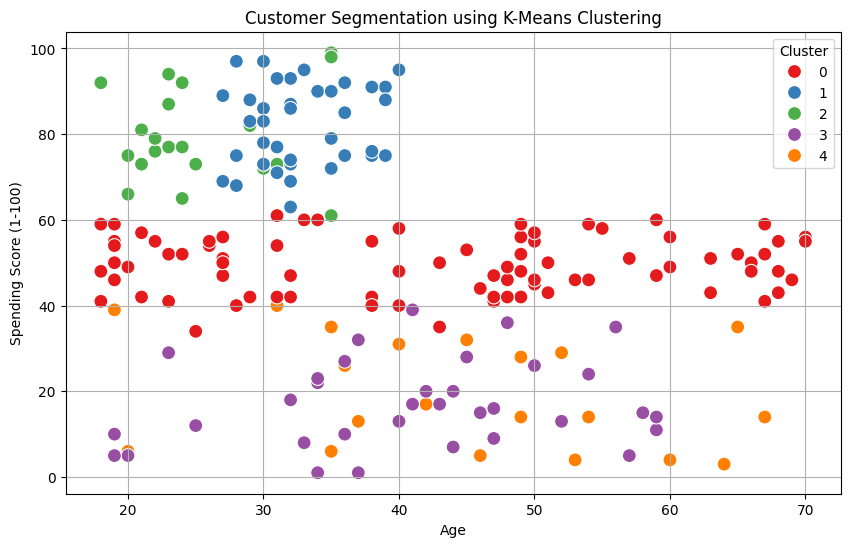
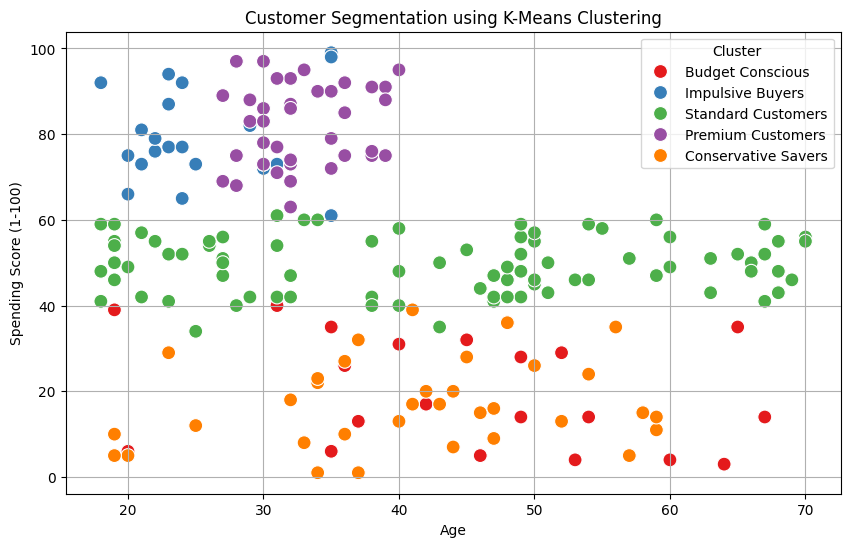
Code edit (unified diff) that turned the first committed figure into the second:
--- before
+++ after
@@ -4,5 +4,5 @@
     x = 'Age',
     y = 'Spending_Score',
-    hue = 'Cluster',
+    hue = 'Cluster Name',
     palette = 'Set1',
     s = 100
@@ -13,3 +13,4 @@
 plt.legend(title = 'Cluster')
 plt.grid()
+plt.savefig("../outputs/age_vs_spending.png", dpi = 150)
 plt.show()

Commit: Add  Standard Scaler and Cluster Labels also